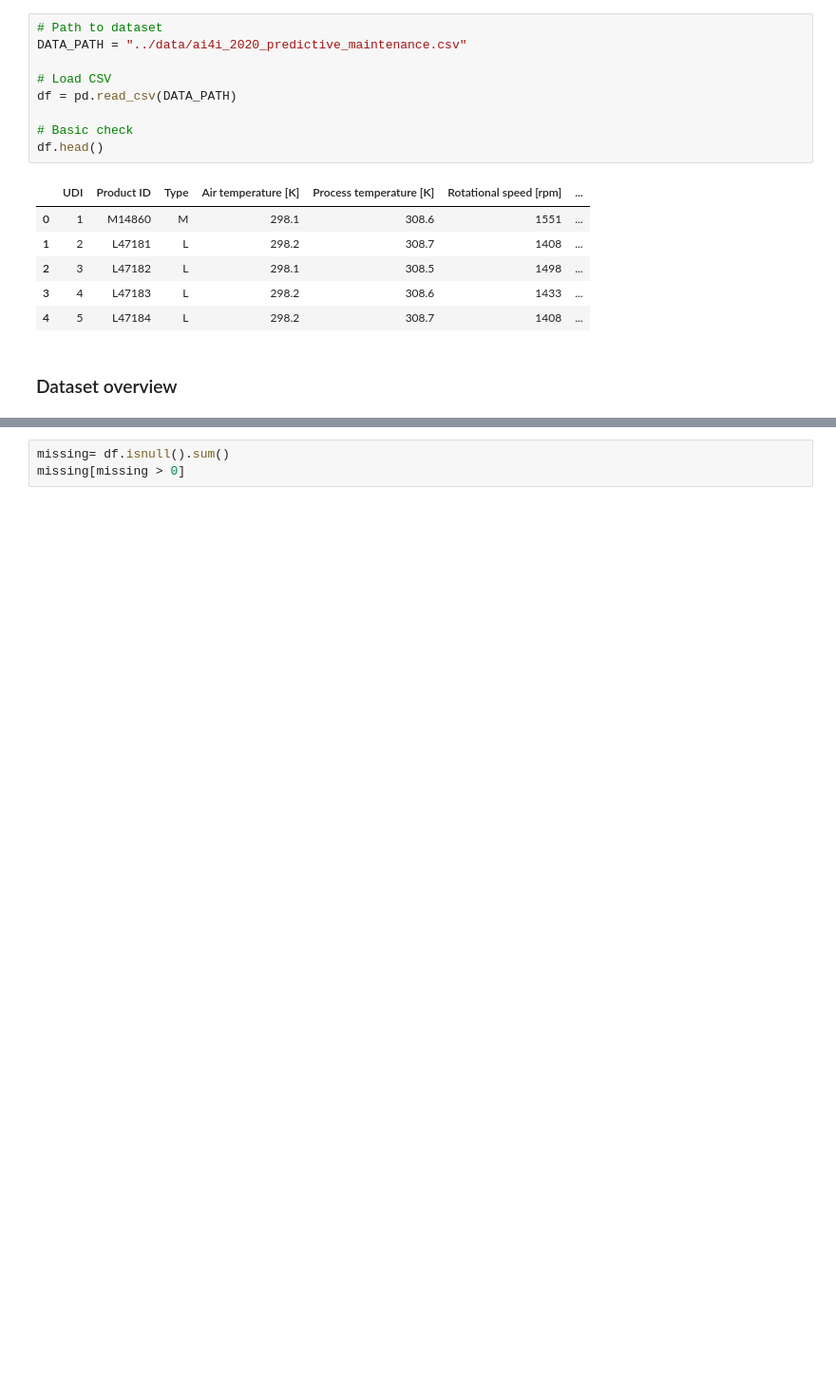
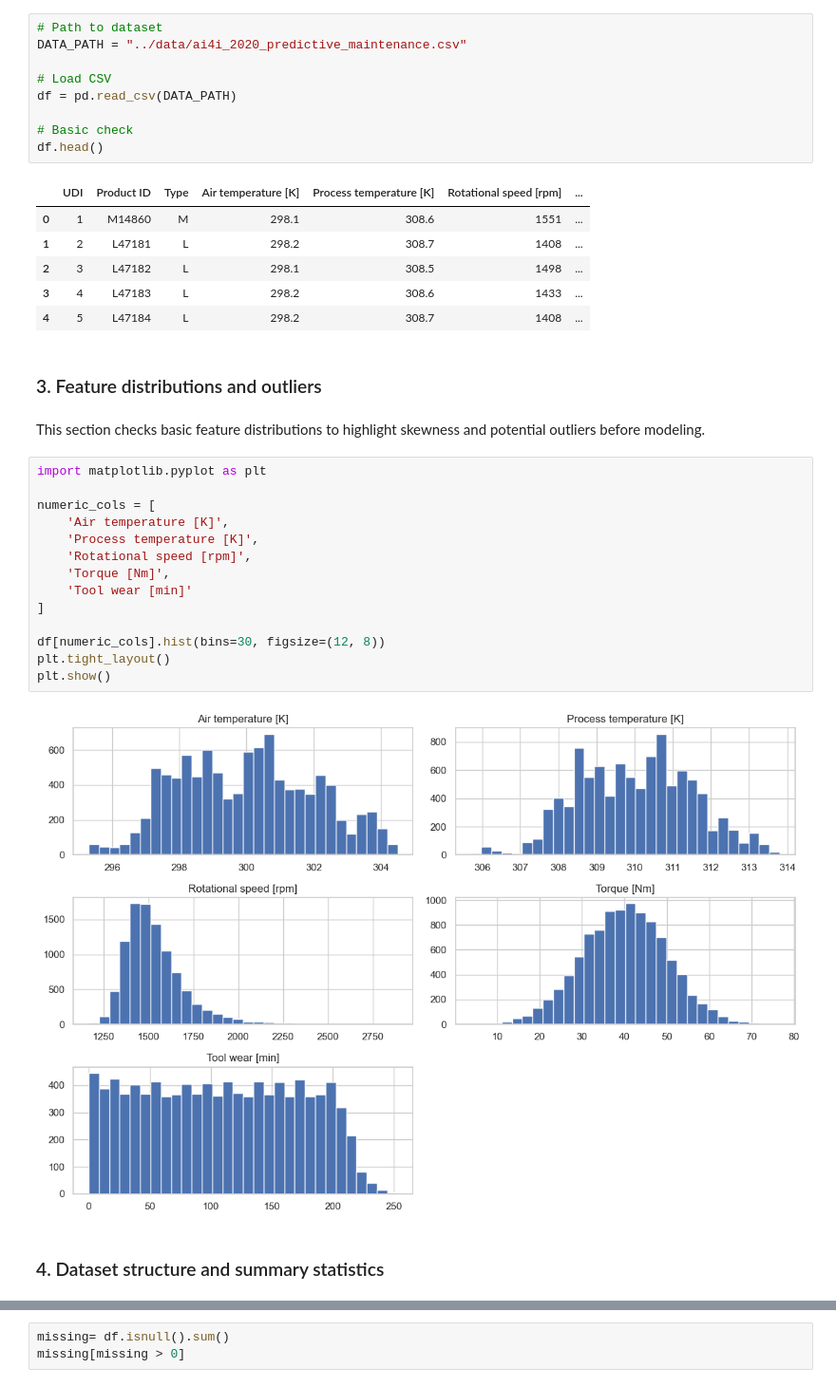
Before and after one commit to Matt-Hashemi/AAI-530-Final-Project-Group2, a Jupyter notebook: notebooks/eda_preprocessing.ipynb, the cells around one changed output, grey strips where cells are left out. Shown at 95% size. Drawn from its saved outputs; the diff is of its cells as text; blank space fills up the shorter version.

```diff
--- a/notebooks/eda_preprocessing.ipynb
+++ b/notebooks/eda_preprocessing.ipynb
@@ -31,8 +40,28 @@ df.head()
 | 2 | 3 | L47182 | L | 298.1 | 308.5 | 1498 | ... |
 | 3 | 4 | L47183 | L | 298.2 | 308.6 | 1433 | ... |
 | 4 | 5 | L47184 | L | 298.2 | 308.7 | 1408 | ... |
-# %% [markdown]
-### Dataset overview
+# %% [markdown]
+### 3. Feature distributions and outliers
+# %% [markdown]
+This section checks basic feature distributions to highlight skewness and potential outliers before modeling.
+# %%
+import matplotlib.pyplot as plt
+
+numeric_cols = [
+    'Air temperature [K]',
+    'Process temperature [K]',
+    'Rotational speed [rpm]',
+    'Torque [Nm]',
+    'Tool wear [min]'
+]
+
+df[numeric_cols].hist(bins=30, figsize=(12, 8))
+plt.tight_layout()
+plt.show()
+# %% [output]
+[figure, added]
+# %% [markdown]
+### 4. Dataset structure and summary statistics
 # %%
 print("Dataset shape:", df.shape)
 print("\nColumn info:")
```
Also changed, not shown: parts of 35 cells of this notebook, 7 other files.
